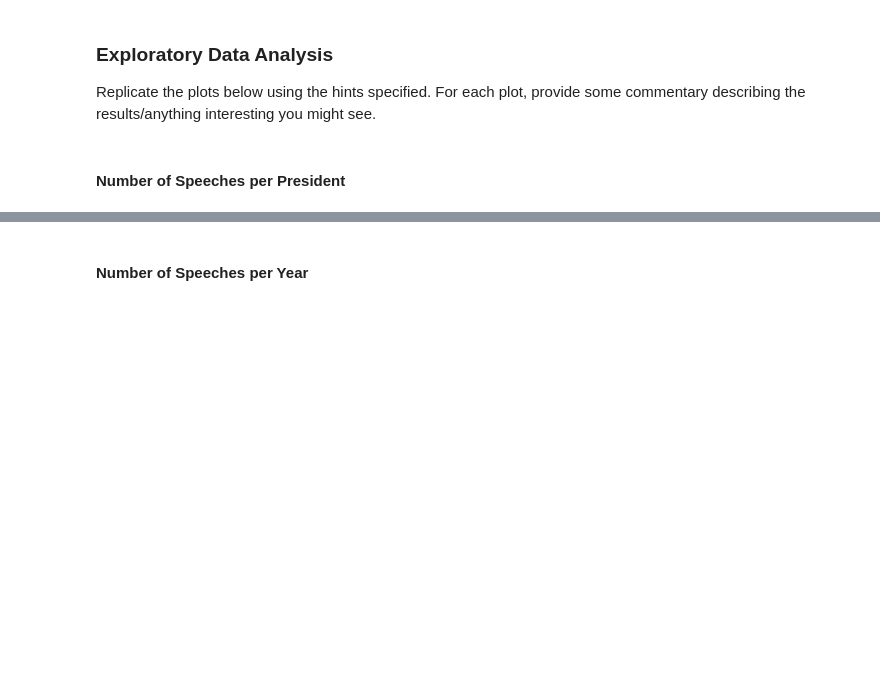
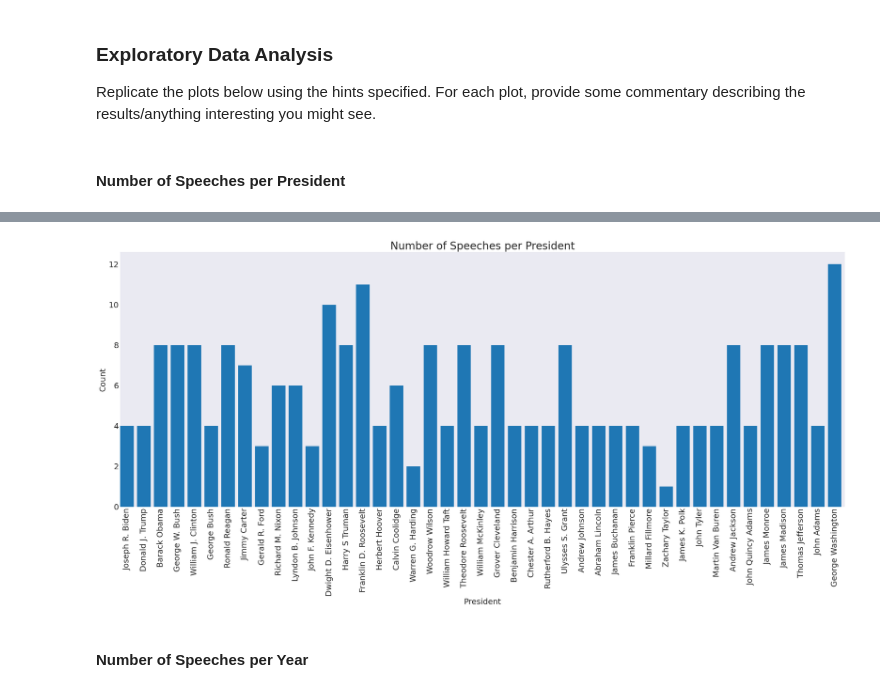
Before and after one commit to UCB-stat-159-f25/proj02-group11, a Jupyter notebook: nlp-P01.ipynb, the cells around one changed output, grey strips where cells are left out. Cells and saved outputs as stored; diff of their text form; code cells hidden in the pictures; blank space fills up the shorter version.

```diff
--- a/nlp-P01.ipynb
+++ b/nlp-P01.ipynb
@@ -28,5 +28,6 @@ plt.style.use('seaborn-v0_8-dark')
 # read in SOTU.csv using pandas, name the variable `sou` for simplicity
 # the below cell is what the output should look like
 # %%
-sou
+sou = pd.read_csv('data/SOTU.csv')
+sou.head()
 # %% [output]
@@ -40,3 +46,8 @@ Replicate the plots below using the hints specified. For each plot, provide some
 # %%
 # Hint - use value_counts() on the President column
 # Hint - sort in order of dataframe
+
+pres_count = sou['President'].value_counts()
+pres_order = sou['President'].unique()
+pres_count = pres_count.reindex(pres_order)
+pres_count.head()
@@ -43,6 +62,17 @@ Replicate the plots below using the hints specified. For each plot, provide some
 # %%
 # Plot
 # Hint - use the .plot() method for Pandas Series, make sure all presidents show up on x-axis
+plt.rcParams.update({'font.size': 18})
+plt.figure(figsize = (24,12))
+plt.bar(pres_order, pres_count)
+plt.xlabel('President')
+plt.xlim(-0.4, len(pres_order) - 0.4)
+plt.xticks(rotation = 90)
+plt.ylabel('Count')
+plt.title('Number of Speeches per President', fontsize = 24)
+plt.tight_layout();
+# %% [output]
+[figure, added]
 # %% [markdown]
 #### Number of Speeches per Year
 # %%
```
Also changed, not shown: parts of 8 cells of this notebook.
